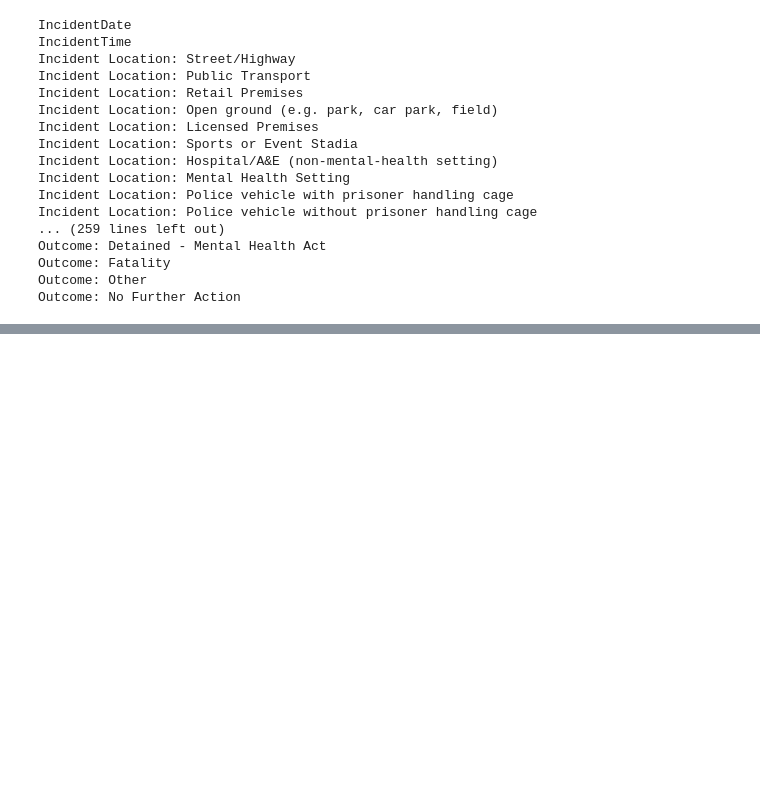
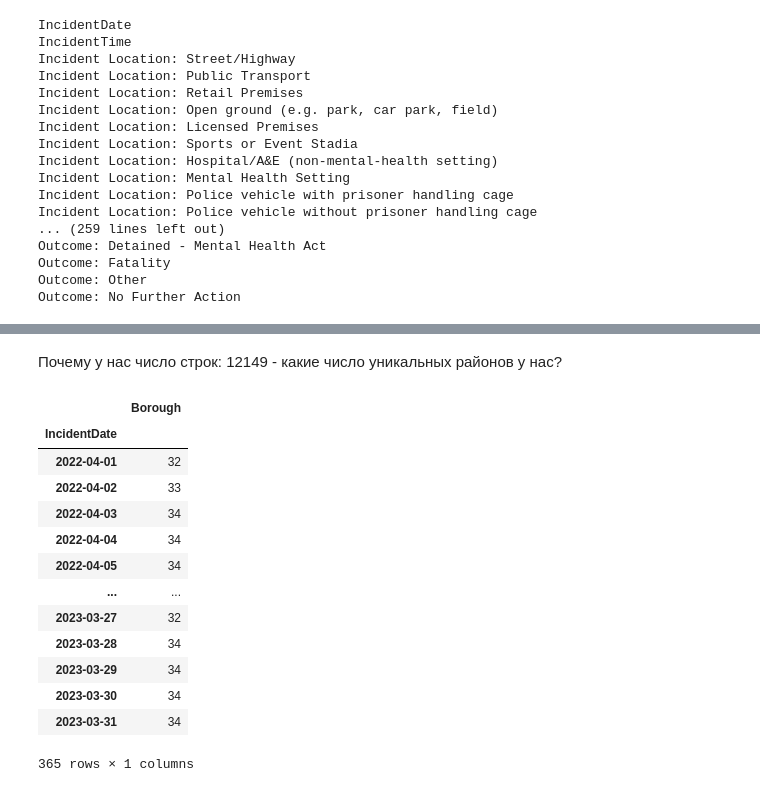
Before and after one commit to mlsystemdesignproject/neighbourhood-safety-prediction, a Jupyter notebook: notebooks/alex_use_force.ipynb, the cells around one changed output, grey strips where cells are left out. Saved outputs shown, nothing was run; the diff lists cells and outputs as text; code cells hidden in the pictures; blank space fills up the shorter version.

```diff
--- a/notebooks/alex_use_force.ipynb
+++ b/notebooks/alex_use_force.ipynb
@@ -119,0 +164,19 @@ Outcome: No Further Action
+# %% [markdown]
+Почему у нас число строк: 12149  - какие число уникальных районов у нас?
+# %%
+data[['IncidentDate', 'Borough']].groupby('IncidentDate').count()
+# %% [output]
+|  | Borough |
+| IncidentDate |  |
+| 2022-04-01 | 32 |
+| 2022-04-02 | 33 |
+| 2022-04-03 | 34 |
+| 2022-04-04 | 34 |
+| 2022-04-05 | 34 |
+| ... | ... |
+| 2023-03-27 | 32 |
+| 2023-03-28 | 34 |
+| 2023-03-29 | 34 |
+| 2023-03-30 | 34 |
+| 2023-03-31 | 34 |
+365 rows × 1 columns
```
Also changed, not shown: parts of 26 cells of this notebook.
